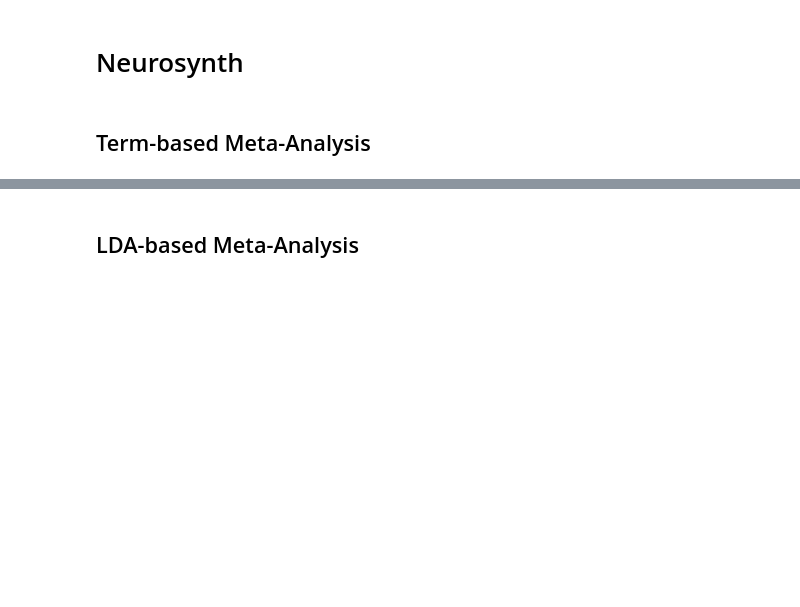
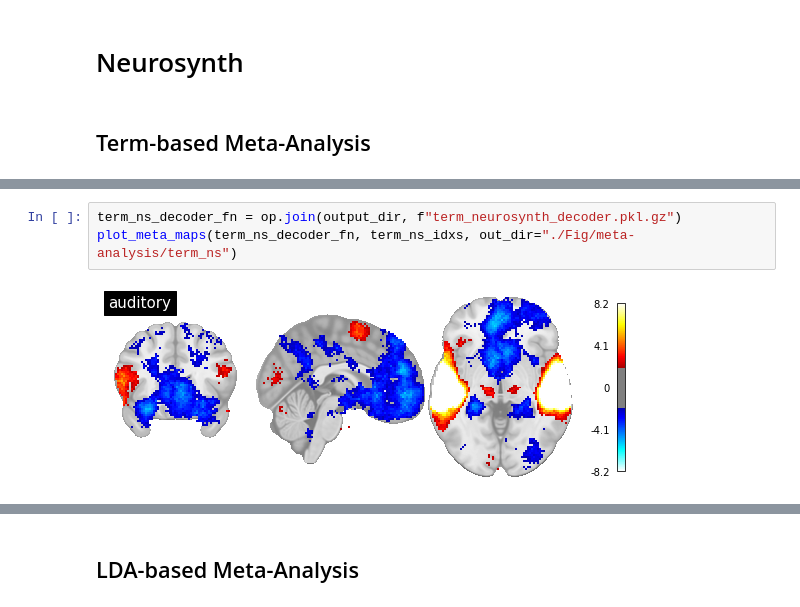
Before and after one commit to NBCLab/gradient-decoding, a Jupyter notebook: figures/meta-analysis.ipynb, the cells around one changed output, grey strips where cells are left out. Drawn from its saved outputs; the diff is of its cells as text; blank space fills up the shorter version.

```diff
--- a/figures/meta-analysis.ipynb
+++ b/figures/meta-analysis.ipynb
@@ -36,0 +31,5 @@ plot_meta_maps(term_based_ns_decoder_fn, n_init=60)
+# %%
+term_ns_decoder_fn = op.join(output_dir, f"term_neurosynth_decoder.pkl.gz")
+plot_meta_maps(term_ns_decoder_fn, term_ns_idxs, out_dir="./Fig/meta-analysis/term_ns")
+# %% [output]
+[figure, added]
```
Also changed, not shown: parts of 19 cells of this notebook, 1 other file.
